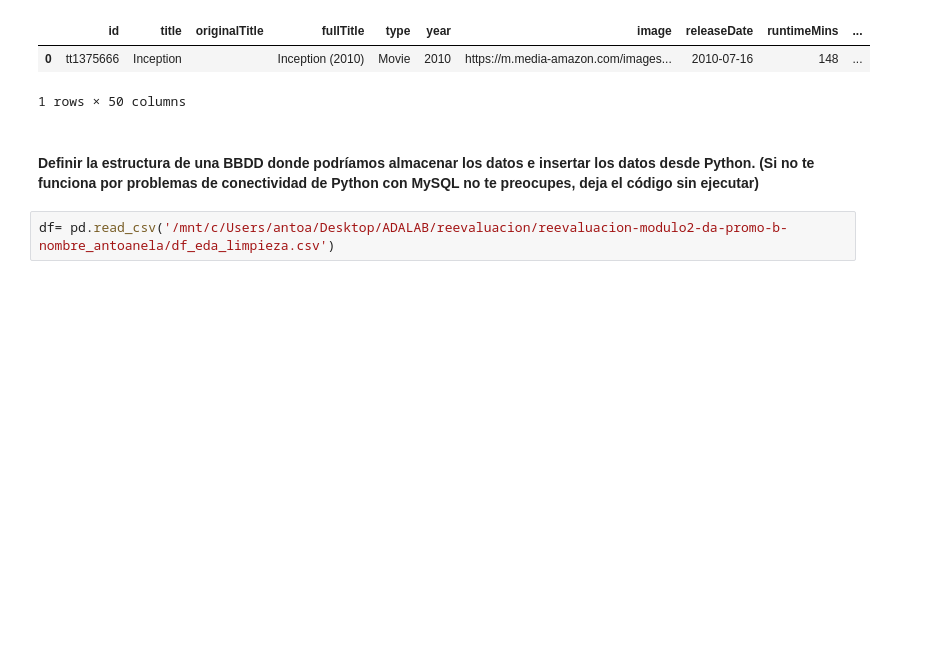
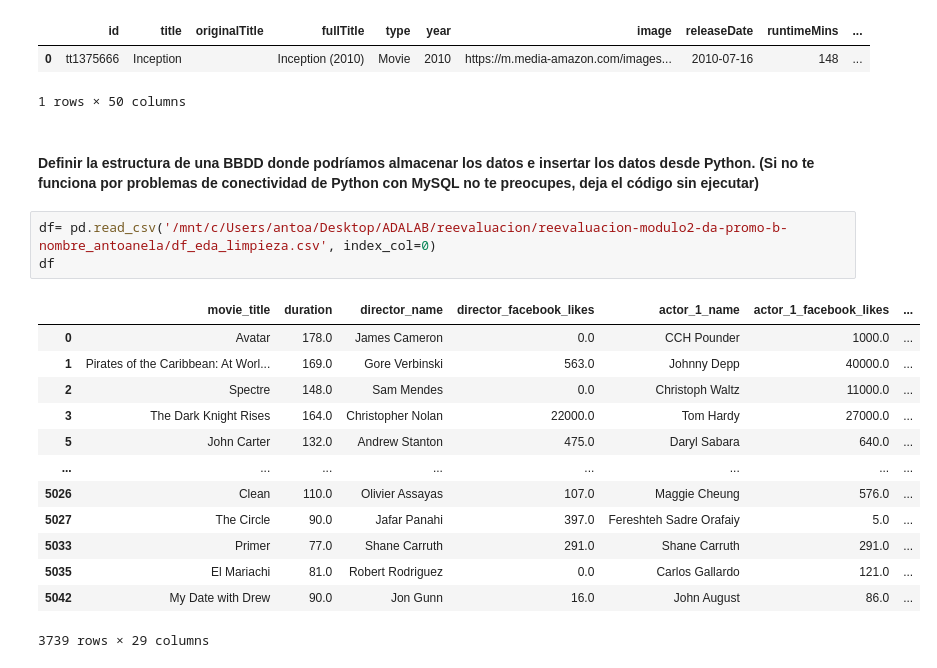
Before and after one commit to antoanela31/ETL-EDA-antoanela, a Jupyter notebook: ETl.ipynb, the cells around one changed output. Drawn from its saved outputs; the diff is of its cells as text; blank space fills up the shorter version.

```diff
--- a/ETl.ipynb
+++ b/ETl.ipynb
@@ -100,4 +73,19 @@ La peticion se ha realizado correctamente, se ha devuelto el código de estado:
 # %% [markdown]
 #### Definir la estructura de una BBDD  donde podríamos almacenar los datos e insertar los datos desde Python. (Si no te funciona por problemas de conectividad de Python con MySQL no te preocupes, deja el código sin ejecutar)
 # %%
-df= pd.read_csv('/mnt/c/Users/antoa/Desktop/ADALAB/reevaluacion/reevaluacion-modulo2-da-promo-b-nombre_antoanela/df_eda_limpieza.csv')
+df= pd.read_csv('/mnt/c/Users/antoa/Desktop/ADALAB/reevaluacion/reevaluacion-modulo2-da-promo-b-nombre_antoanela/df_eda_limpieza.csv', index_col=0)
+df
+# %% [output]
+|  | movie_title | duration | director_name | director_facebook_likes | actor_1_name | actor_1_facebook_likes | ... |
+| 0 | Avatar | 178.0 | James Cameron | 0.0 | CCH Pounder | 1000.0 | ... |
+| 1 | Pirates of the Caribbean: At Worl... | 169.0 | Gore Verbinski | 563.0 | Johnny Depp | 40000.0 | ... |
+| 2 | Spectre | 148.0 | Sam Mendes | 0.0 | Christoph Waltz | 11000.0 | ... |
+| 3 | The Dark Knight Rises | 164.0 | Christopher Nolan | 22000.0 | Tom Hardy | 27000.0 | ... |
+| 5 | John Carter | 132.0 | Andrew Stanton | 475.0 | Daryl Sabara | 640.0 | ... |
+| ... | ... | ... | ... | ... | ... | ... | ... |
+| 5026 | Clean | 110.0 | Olivier Assayas | 107.0 | Maggie Cheung | 576.0 | ... |
+| 5027 | The Circle | 90.0 | Jafar Panahi | 397.0 | Fereshteh Sadre Orafaiy | 5.0 | ... |
+| 5033 | Primer | 77.0 | Shane Carruth | 291.0 | Shane Carruth | 291.0 | ... |
+| 5035 | El Mariachi | 81.0 | Robert Rodriguez | 0.0 | Carlos Gallardo | 121.0 | ... |
+| 5042 | My Date with Drew | 90.0 | Jon Gunn | 16.0 | John August | 86.0 | ... |
+3739 rows × 29 columns
```
Also changed, not shown: parts of 21 cells of this notebook, 1 other file.
